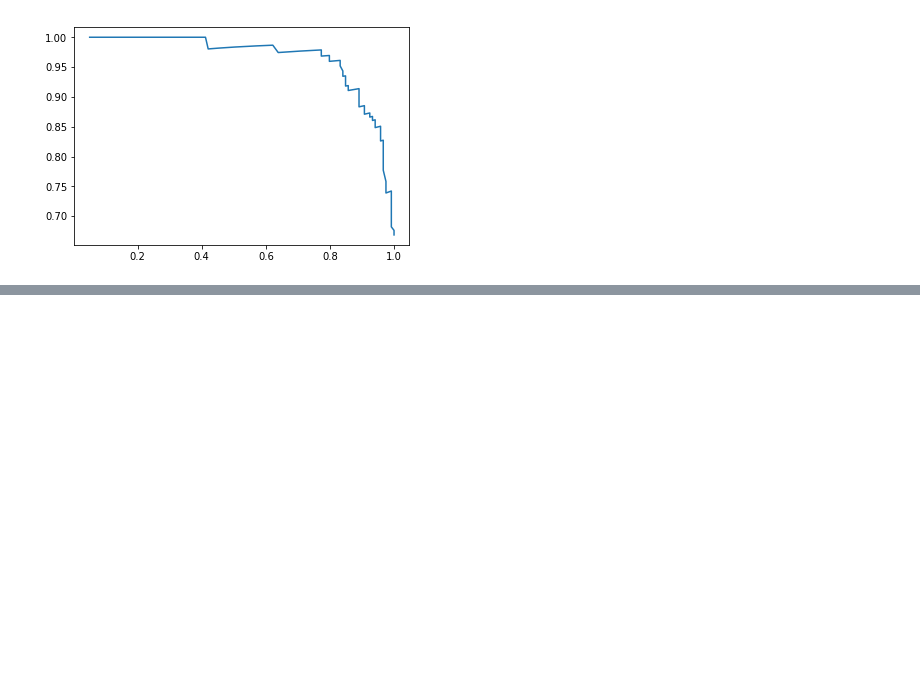
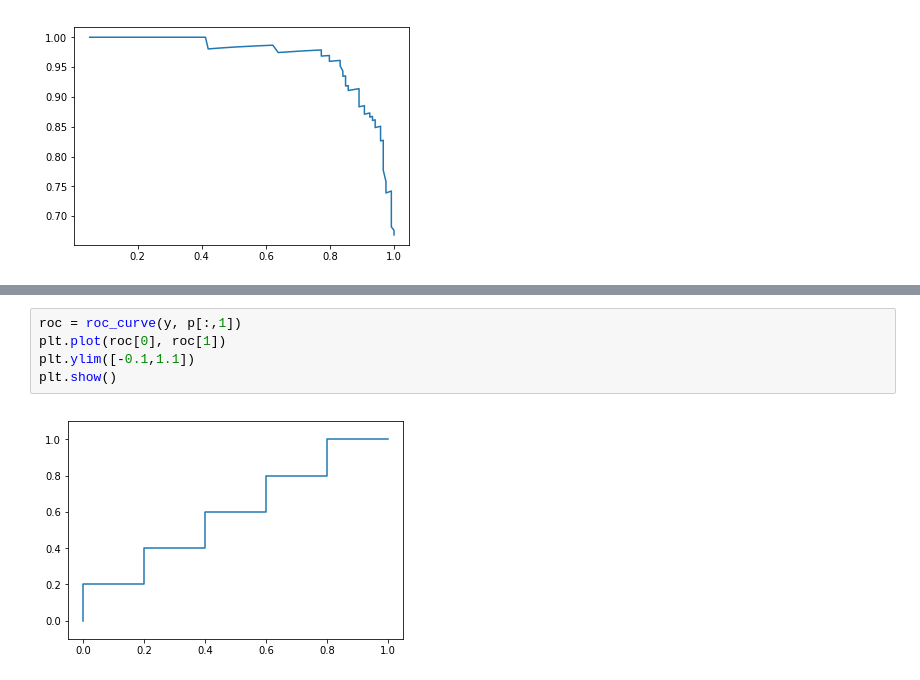
Before and after one commit to valdasraps/ml-examples, a Jupyter notebook: notebooks/ConfusionMatrix.ipynb, the cells around one changed output, grey strips where cells are left out. Cells and saved outputs as stored; diff of their text form; blank space fills up the shorter version.

```diff
--- a/notebooks/ConfusionMatrix.ipynb
+++ b/notebooks/ConfusionMatrix.ipynb
@@ -158,0 +202,7 @@ np.sum(prc[:,1][~np.isnan(prc[:,1])]) / len(prc)
+# %%
+roc = roc_curve(y, p[:,1])
+plt.plot(roc[0], roc[1])
+plt.ylim([-0.1,1.1])
+plt.show()
+# %% [output]
+[figure, added]
```
Also changed, not shown: parts of 23 cells of this notebook, 1 other file.
